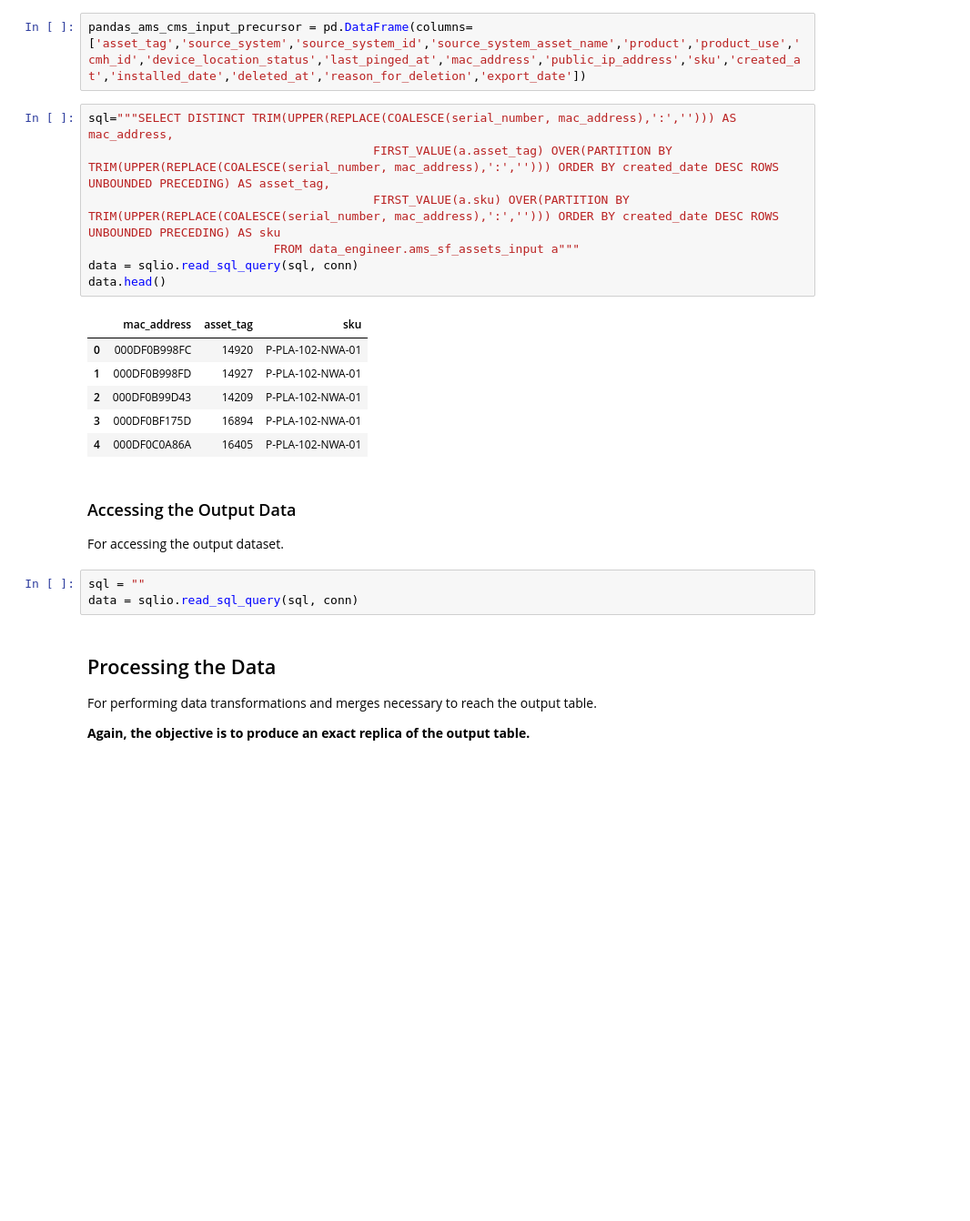
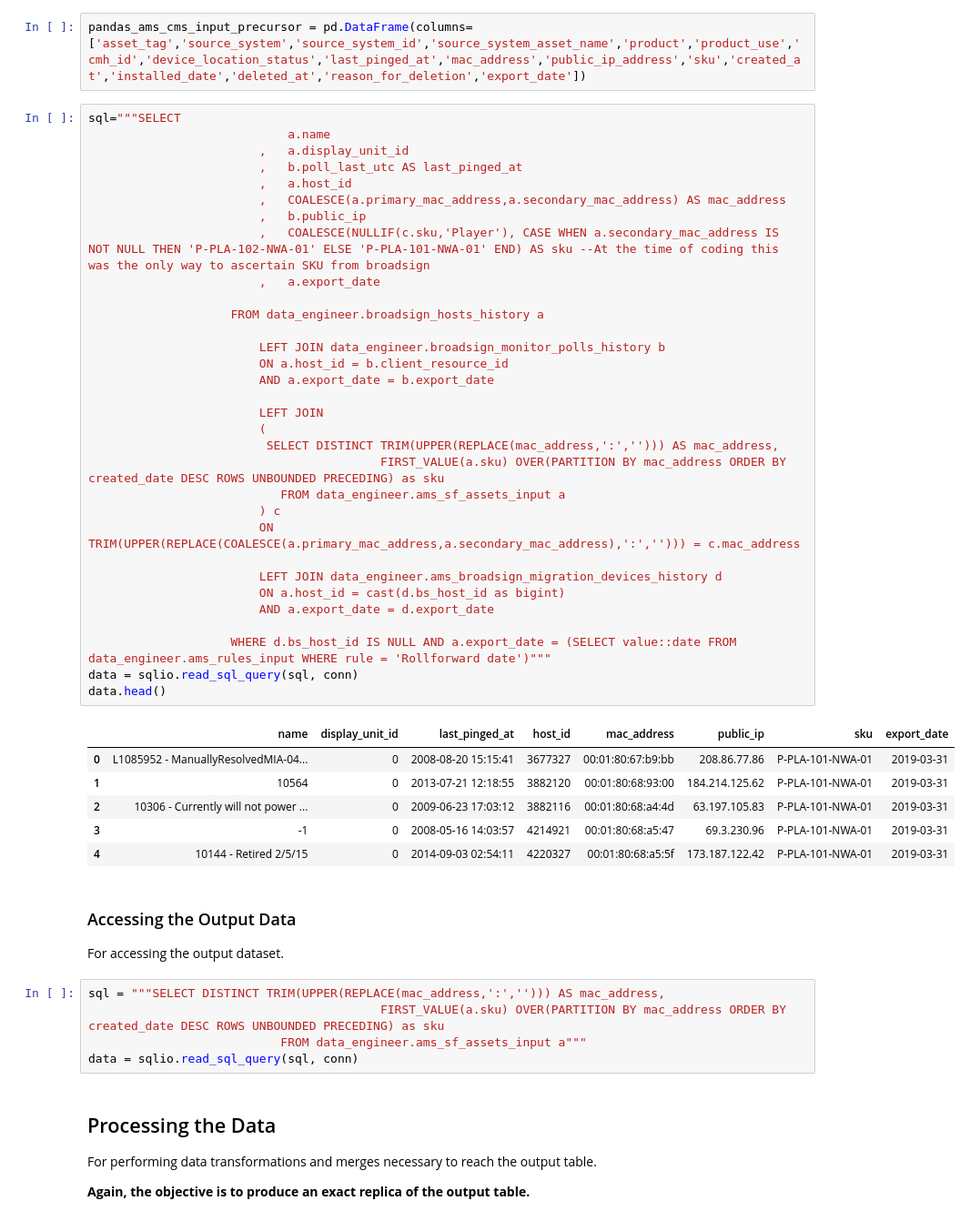
Before and after one commit to pitulujan/useful_stuff, a Jupyter notebook: working_submission.ipynb, the cells around one changed output. Shown at 91% size. Cells and saved outputs as stored; diff of their text form; blank space fills up the shorter version.

```diff
--- a/working_submission.ipynb
+++ b/working_submission.ipynb
@@ -389,26 +393,53 @@ data.head()
 | 4 | 26062 | 14716 | 1.3 | 306 | c6bf85323a | Inactive | 24:C6:96:4C:C4:C7 | "contextmedia" | ... |
 # %%
 pandas_ams_cms_input_precursor = pd.DataFrame(columns=['asset_tag','source_system','source_system_id','source_system_asset_name','product','product_use','cmh_id','device_location_status','last_pinged_at','mac_address','public_ip_address','sku','created_at','installed_date','deleted_at','reason_for_deletion','export_date'])
-# %%
-sql="""SELECT DISTINCT TRIM(UPPER(REPLACE(COALESCE(serial_number, mac_address),':',''))) AS mac_address,
-                                        FIRST_VALUE(a.asset_tag) OVER(PARTITION BY TRIM(UPPER(REPLACE(COALESCE(serial_number, mac_address),':',''))) ORDER BY created_date DESC ROWS UNBOUNDED PRECEDING) AS asset_tag,
-                                        FIRST_VALUE(a.sku) OVER(PARTITION BY TRIM(UPPER(REPLACE(COALESCE(serial_number, mac_address),':',''))) ORDER BY created_date DESC ROWS UNBOUNDED PRECEDING) AS sku
-                          FROM data_engineer.ams_sf_assets_input a"""
-data = sqlio.read_sql_query(sql, conn)
-data.head()
-# %% [output]
-|  | mac_address | asset_tag | sku |
-| 0 | 000DF0B998FC | 14920 | P-PLA-102-NWA-01 |
-| 1 | 000DF0B998FD | 14927 | P-PLA-102-NWA-01 |
-| 2 | 000DF0B99D43 | 14209 | P-PLA-102-NWA-01 |
-| 3 | 000DF0BF175D | 16894 | P-PLA-102-NWA-01 |
-| 4 | 000DF0C0A86A | 16405 | P-PLA-102-NWA-01 |
+# %%
+sql="""SELECT
+                            a.name
+                        ,   a.display_unit_id
+                        ,   b.poll_last_utc AS last_pinged_at
+                        ,   a.host_id
+                        ,   COALESCE(a.primary_mac_address,a.secondary_mac_address) AS mac_address
+                        ,   b.public_ip
+                        ,   COALESCE(NULLIF(c.sku,'Player'), CASE WHEN a.secondary_mac_address IS NOT NULL THEN 'P-PLA-102-NWA-01' ELSE 'P-PLA-101-NWA-01' END) AS sku --At the time of coding this was the only way to ascertain SKU from broadsign
+                        ,   a.export_date
+
+                    FROM data_engineer.broadsign_hosts_history a
+
+                        LEFT JOIN data_engineer.broadsign_monitor_polls_history b
+                        ON a.host_id = b.client_resource_id
+                        AND a.export_date = b.export_date
+
+                        LEFT JOIN
+                        (
+                         SELECT DISTINCT TRIM(UPPER(REPLACE(mac_address,':',''))) AS mac_address,
+                                         FIRST_VALUE(a.sku) OVER(PARTITION BY mac_address ORDER BY created_date DESC ROWS UNBOUNDED PRECEDING) as sku
+                           FROM data_engineer.ams_sf_assets_input a
+                        ) c
+                        ON TRIM(UPPER(REPLACE(COALESCE(a.primary_mac_address,a.secondary_mac_address),':',''))) = c.mac_address
+
+                        LEFT JOIN data_engineer.ams_broadsign_migration_devices_history d
+                        ON a.host_id = cast(d.bs_host_id as bigint)
+                        AND a.export_date = d.export_date
+
+                    WHERE d.bs_host_id IS NULL AND a.export_date = (SELECT value::date FROM data_engineer.ams_rules_input WHERE rule = 'Rollforward date')"""
+data = sqlio.read_sql_query(sql, conn)
+data.head()
+# %% [output]
+|  | name | display_unit_id | last_pinged_at | host_id | mac_address | public_ip | sku | export_date |
+| 0 | L1085952 - ManuallyResolvedMIA-04... | 0 | 2008-08-20 15:15:41 | 3677327 | 00:01:80:67:b9:bb | 208.86.77.86 | P-PLA-101-NWA-01 | 2019-03-31 |
+| 1 | 10564 | 0 | 2013-07-21 12:18:55 | 3882120 | 00:01:80:68:93:00 | 184.214.125.62 | P-PLA-101-NWA-01 | 2019-03-31 |
+| 2 | 10306 - Currently will not power ... | 0 | 2009-06-23 17:03:12 | 3882116 | 00:01:80:68:a4:4d | 63.197.105.83 | P-PLA-101-NWA-01 | 2019-03-31 |
+| 3 | -1 | 0 | 2008-05-16 14:03:57 | 4214921 | 00:01:80:68:a5:47 | 69.3.230.96 | P-PLA-101-NWA-01 | 2019-03-31 |
+| 4 | 10144 - Retired 2/5/15 | 0 | 2014-09-03 02:54:11 | 4220327 | 00:01:80:68:a5:5f | 173.187.122.42 | P-PLA-101-NWA-01 | 2019-03-31 |
 # %% [markdown]
 ### Accessing the Output Data
 For accessing the output dataset.
-# %%
-sql = ""
-data = sqlio.read_sql_query(sql, conn)
+# %%
+sql = """SELECT DISTINCT TRIM(UPPER(REPLACE(mac_address,':',''))) AS mac_address,
+                                         FIRST_VALUE(a.sku) OVER(PARTITION BY mac_address ORDER BY created_date DESC ROWS UNBOUNDED PRECEDING) as sku
+                           FROM data_engineer.ams_sf_assets_input a"""
+data = sqlio.read_sql_query(sql, conn)
 # %% [markdown]
 ## Processing the Data
 For performing data transformations and merges necessary to reach the output table.
```
Also changed, not shown: parts of 1 cell of this notebook, 1 other file.
